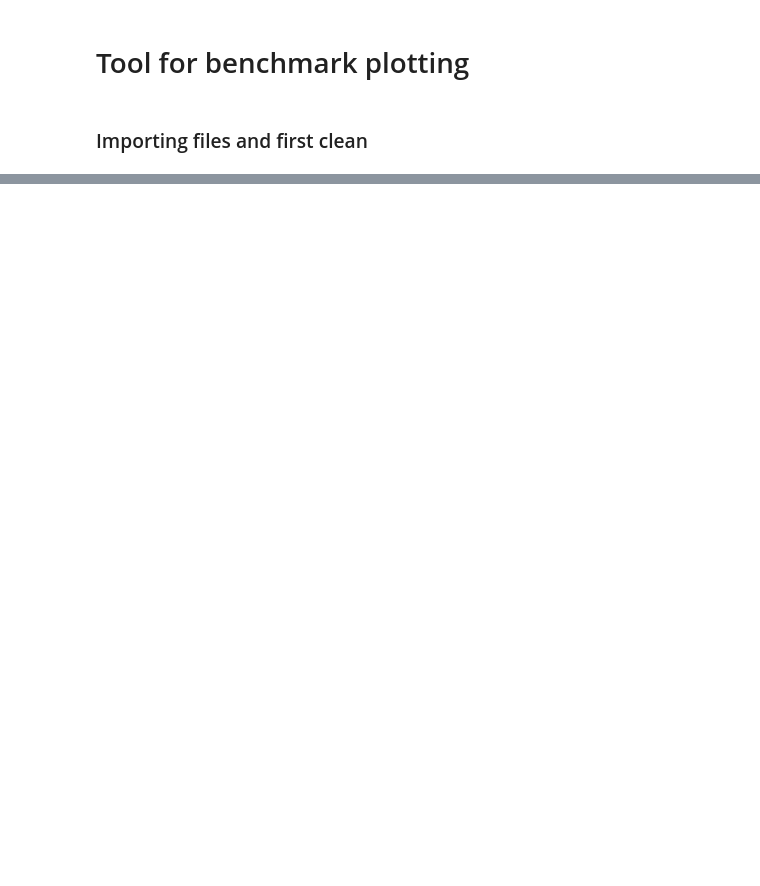
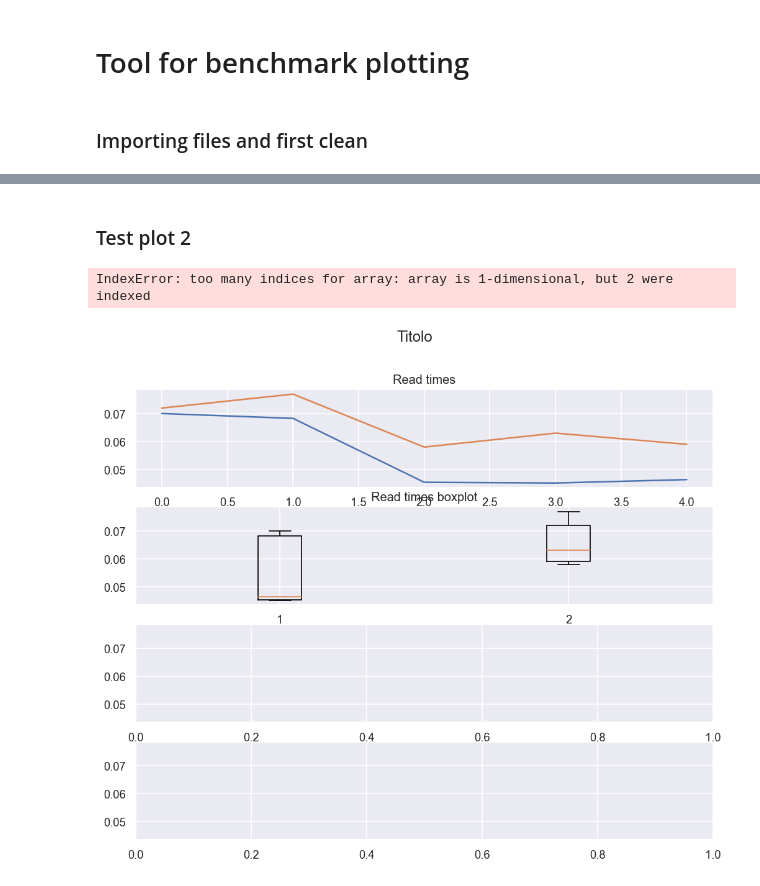
Before and after one commit to DanielSc4/numerical-algorithms-for-mathematical-modeling, a Jupyter notebook: Progetto linear algebra/plot_gen.ipynb, the cells around one changed output, grey strips where cells are left out. Saved outputs shown, nothing was run; the diff lists cells and outputs as text; code cells hidden in the pictures; blank space fills up the shorter version.

```diff
--- a/Progetto linear algebra/plot_gen.ipynb
+++ b/Progetto linear algebra/plot_gen.ipynb
@@ -26,0 +155,31 @@ A
+# %% [markdown]
+### Test plot 2
+# %%
+
+for matrixL, matrixW in zip(benchmarks['Linux_4_luglio_2'], benchmarks['Windows_4_luglio']):
+    fig, axes = plt.subplots(4, 1, figsize=(10, 8), sharey=True, dpi = 120)
+    fig.suptitle('Titolo')
+
+
+    axes[0].plot(matrixL['read_times'])
+    axes[0].plot(matrixW['read_times'])
+    # sns.barplot(ax=axes[0], x=bulbasaur.index, y=bulbasaur.values)
+    axes[0].set_title('Read times')
+
+
+    axes[1].boxplot([matrixL['read_times'], matrixW['read_times']])
+    # sns.barplot(ax=axes[1], x=charmander.index, y=charmander.values)
+    axes[1].set_title('Read times boxplot')
+
+
+    sns.boxplot(ax=axes[2, 0], data=pokemon, x='Generation', y='Attack')
+    # sns.barplot(ax=axes[2], x=squirtle.index, y=squirtle.values)
+    axes[2].set_title('Solve times')
+
+
+    sns.boxplot(ax=axes[2, 0], data=pokemon, x='Generation', y='Attack')
+    # sns.barplot(ax=axes[2], x=squirtle.index, y=squirtle.values)
+    axes[3].set_title('Solve times boxplot')
+# %% [output]
+IndexError: too many indices for array: array is 1-dimensional, but 2 were indexed
+[figure, added]
```
Also changed, not shown: parts of 10 cells of this notebook, 4 other files.
